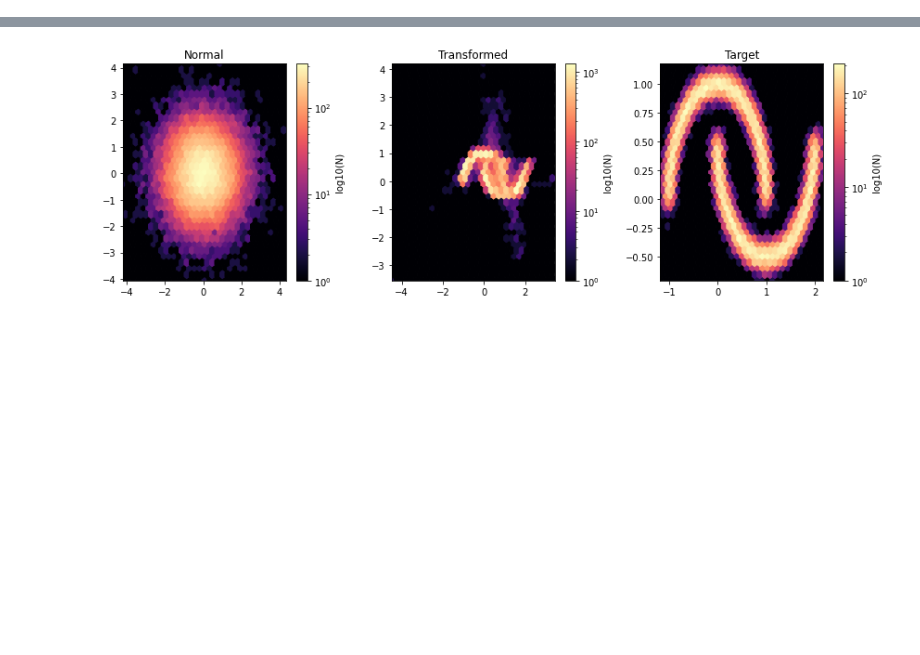
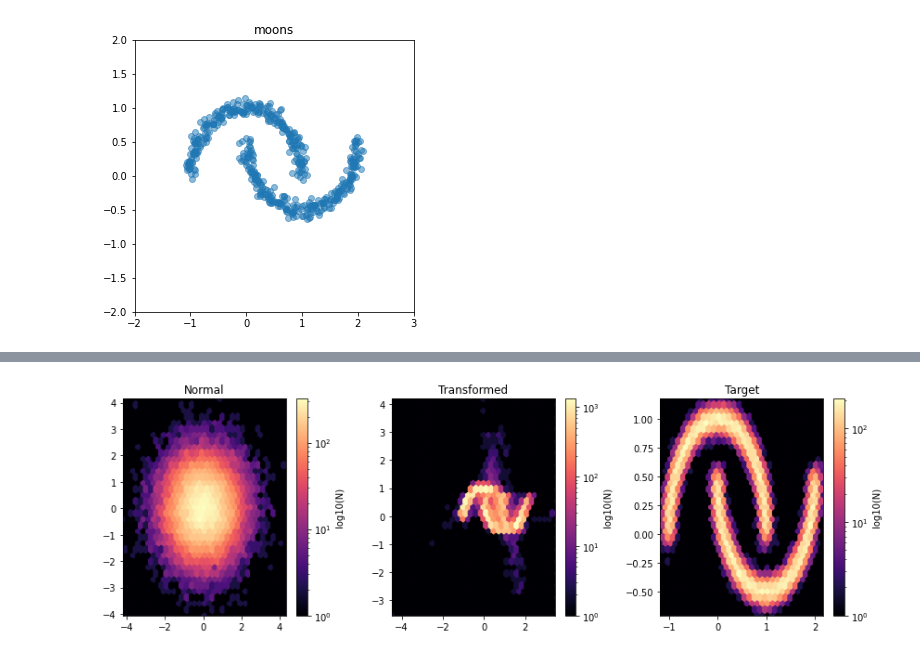
Before and after one commit to MarcoRiggirello/diglm, a Jupyter notebook: notebooks/SpQR_nb.ipynb, the cells around one changed output, grey strips where cells are left out. Cells and saved outputs as stored; diff of their text form; code cells hidden in the pictures; blank space fills up the shorter version.

```diff
--- a/notebooks/SpQR_nb.ipynb
+++ b/notebooks/SpQR_nb.ipynb
@@ -36,0 +45,30 @@ neural_spline_flow = NSF(splits=4)
+# %%
+BATCH_SIZE = 256
+DATASET_SIZE = BATCH_SIZE * 2
+SAMPLE_SIZE = DATASET_SIZE
+
+# load the dataset
+moons = skd.make_moons(n_samples=DATASET_SIZE, noise=.06)[0]
+# transform the dataset to a `tf.data.Dataset` object for autobatching,
+# multiprocessing, speed up etc...
+moons_ds = tf.data.Dataset.from_tensor_slices(moons.astype(np.float32))
+moons_ds = moons_ds.prefetch(tf.data.experimental.AUTOTUNE)
+moons_ds = moons_ds.cache()
+moons_ds = moons_ds.batch(BATCH_SIZE)
+
+def plot(sample1, title, sample2=None):
+    x_s, y_s = np.squeeze(np.split(sample1, 2, axis=1))
+    fig, ax_s = plt.subplots(figsize=(5, 5))
+
+    ax_s.scatter(x_s, y_s, alpha=0.5)
+    if sample2 is not None:
+        x_s2, y_s2 = np.squeeze(np.split(sample2, 2, axis=1))
+        ax_s.scatter(x_s2, y_s2, alpha=0.5, color='orange')
+    ax_s.set(xlim=(-2, 3), ylim=(-2, 2))
+    ax_s.set_title(title)
+
+    plt.show()
+
+plot(moons, 'moons')
+# %% [output]
+[figure, added]
```
Also changed, not shown: parts of 27 cells of this notebook, 2 other files.
